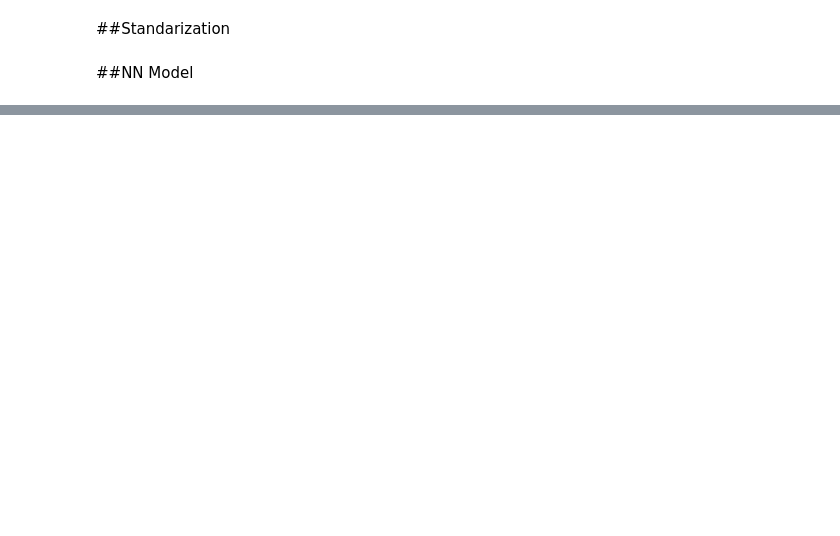
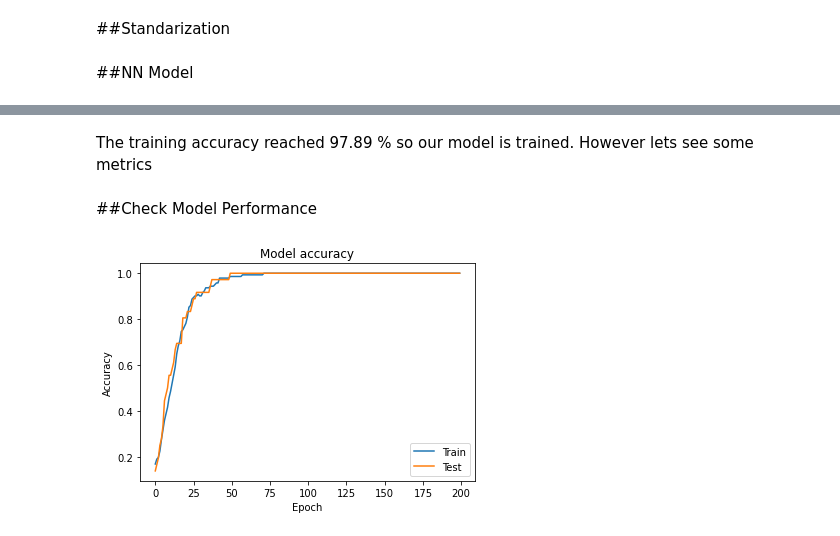
Before and after one commit to andresvc21/Random_Practice_ML, a Jupyter notebook: Wines_Classification_Homework_M1_Andres_Villegas.ipynb, the cells around one changed output, grey strips where cells are left out. Saved outputs shown, nothing was run; the diff lists cells and outputs as text; code cells hidden in the pictures; blank space fills up the shorter version.

```diff
--- a/Wines_Classification_Homework_M1_Andres_Villegas.ipynb
+++ b/Wines_Classification_Homework_M1_Andres_Villegas.ipynb
@@ -126,16 +126,22 @@ From here we can see that Total_phenols, alchalinity of ash, flavonids, hue, dil
 # %%
 # Import `train_test_split` from `sklearn.model_selection`
 from sklearn.model_selection import train_test_split
+from sklearn.preprocessing import OneHotEncoder
+from sklearn.preprocessing import OneHotEncoder
 
 # Specify the data
-X = df.drop(['Class'], axis=1).values
+X = df.iloc[:,1:14].values
 print(X.shape)
 
+
 # Specify the target labels and flatten the array
-y=df['Class'].values
+y=df.iloc[:,0:1].values
 print(y.shape)
+ohe = OneHotEncoder()
+y = ohe.fit_transform(y).toarray()
+
 
 # Split the data up in train and test sets
-X_train, X_test, y_train, y_test = train_test_split(X, y, test_size=0.33, random_state=42)
+X_train, X_test, y_train, y_test = train_test_split(X, y, test_size=0.2, random_state=42)
 # %% [output]
 (178, 13)
@@ -166,0 +196,3 @@ model.compile(optimizer=Adam(0.01),
+# %%
+#no need of batch size, data too small
+history = model.fit(X_train, y_train,validation_data = (X_test,y_test), epochs=200)
@@ -166,0 +217,16 @@ model.compile(optimizer=Adam(0.01),
+# %% [markdown]
+The training accuracy  reached 97.89 % so our model is trained. However lets see some metrics
+# %% [markdown]
+##Check Model Performance
+# %%
+import matplotlib.pyplot as plt
+
+plt.plot(history.history['accuracy'])
+plt.plot(history.history['val_accuracy'])
+plt.title('Model Accuracy')
+plt.ylabel('Accuracy')
+plt.xlabel('Epoch')
+plt.legend(['Train', 'Test'], loc='lower right')
+plt.show()
+# %% [output]
+[figure, added]
```
Also changed, not shown: parts of 8 cells of this notebook.
